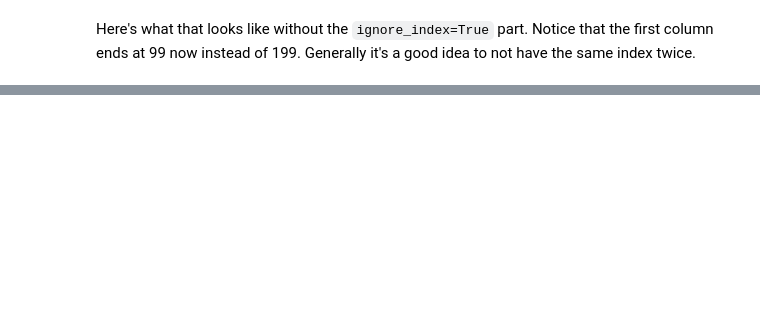
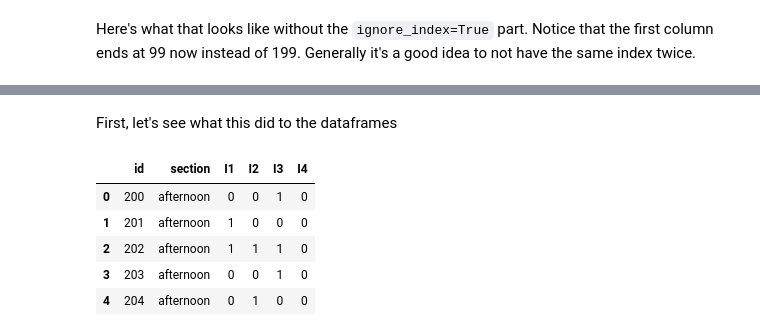
Before and after one commit to gphaser/Python-Intro, a Jupyter notebook: Question data.ipynb, the cells around one changed output, grey strips where cells are left out. Cells and saved outputs as stored; diff of their text form; code cells hidden in the pictures; blank space fills up the shorter version.

```diff
--- a/Question data.ipynb
+++ b/Question data.ipynb
@@ -173,0 +171,14 @@ Problem with this given Q2 means different things
+# %%
+a_data = a_data.rename(columns = {'Q1':'I1', 'Q2':'I2', 'Q3':'I3', 'Q4':'I4'})
+m_data = m_data.rename(columns = {'Q1':'I1', 'Q3':'I2', 'Q2':'I3', 'Q4':'I4'})
+# %% [markdown]
+First, let's see what this did to the dataframes
+# %%
+a_data.head()
+# %% [output]
+|  | id | section | I1 | I2 | I3 | I4 |
+| 0 | 200 | afternoon | 0 | 0 | 1 | 0 |
+| 1 | 201 | afternoon | 1 | 0 | 0 | 0 |
+| 2 | 202 | afternoon | 1 | 1 | 1 | 0 |
+| 3 | 203 | afternoon | 0 | 0 | 1 | 0 |
+| 4 | 204 | afternoon | 0 | 1 | 0 | 0 |
```
Also changed, not shown: parts of 19 cells of this notebook, 1 other file.
